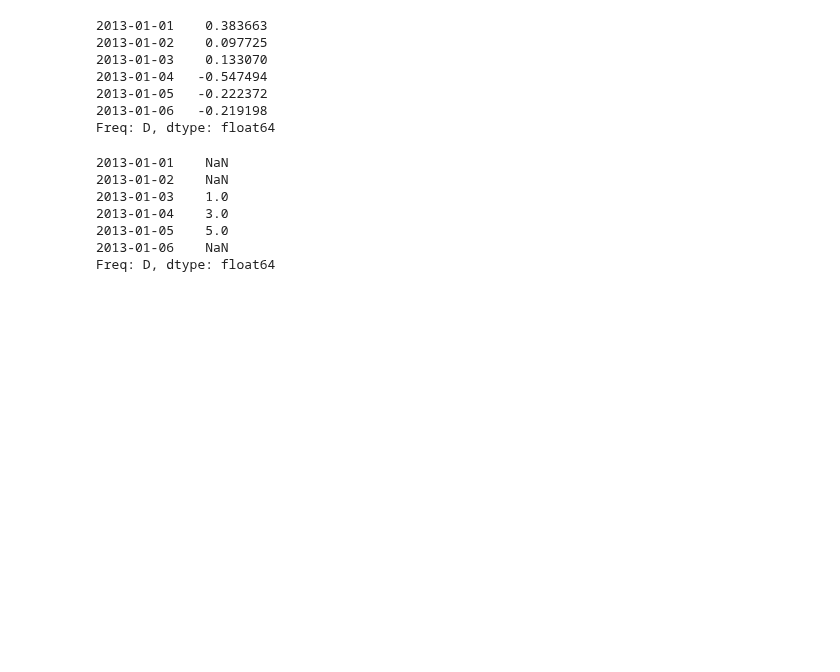
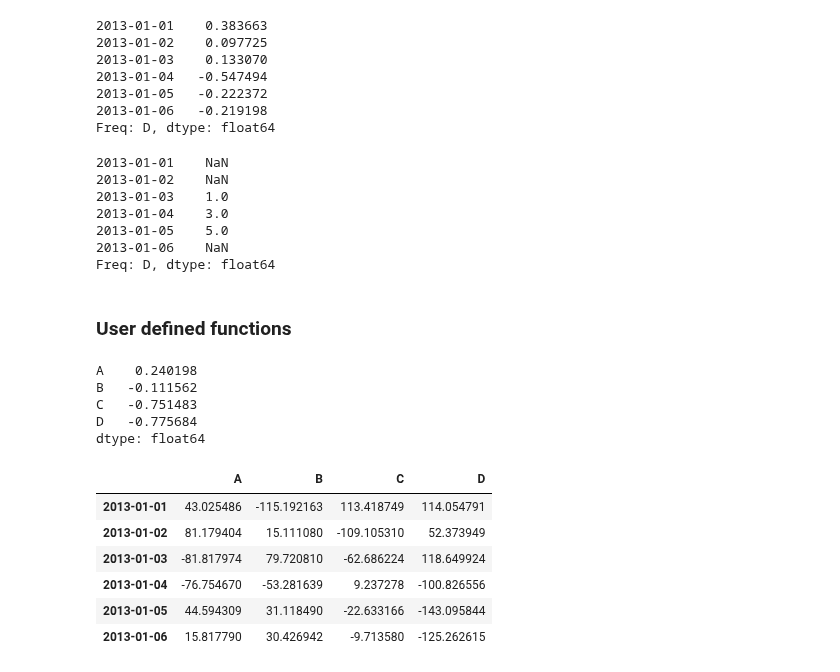
Before and after one commit to dnlmkhlv/ml, a Jupyter notebook: pandas/pandas_tutorial.ipynb, the cells around one changed output. Saved outputs shown, nothing was run; the diff lists cells and outputs as text; code cells hidden in the pictures; blank space fills up the shorter version.

Commit message:
added user defined functions

```diff
--- a/pandas/pandas_tutorial.ipynb
+++ b/pandas/pandas_tutorial.ipynb
@@ -497,3 +497,23 @@ s
 2013-01-05    5.0
 2013-01-06    NaN
 Freq: D, dtype: float64
+# %% [markdown]
+### User defined functions
+# %%
+df.agg(lambda x: np.mean(x) * 5.6)
+# %% [output]
+A    0.240198
+B   -0.111562
+C   -0.751483
+D   -0.775684
+dtype: float64
+# %%
+df.transform(lambda x: x * 101.2)
+# %% [output]
+|  | A | B | C | D |
+| 2013-01-01 | 43.025486 | -115.192163 | 113.418749 | 114.054791 |
+| 2013-01-02 | 81.179404 | 15.111080 | -109.105310 | 52.373949 |
+| 2013-01-03 | -81.817974 | 79.720810 | -62.686224 | 118.649924 |
+| 2013-01-04 | -76.754670 | -53.281639 | 9.237278 | -100.826556 |
+| 2013-01-05 | 44.594309 | 31.118490 | -22.633166 | -143.095844 |
+| 2013-01-06 | 15.817790 | 30.426942 | -9.713580 | -125.262615 |
```
